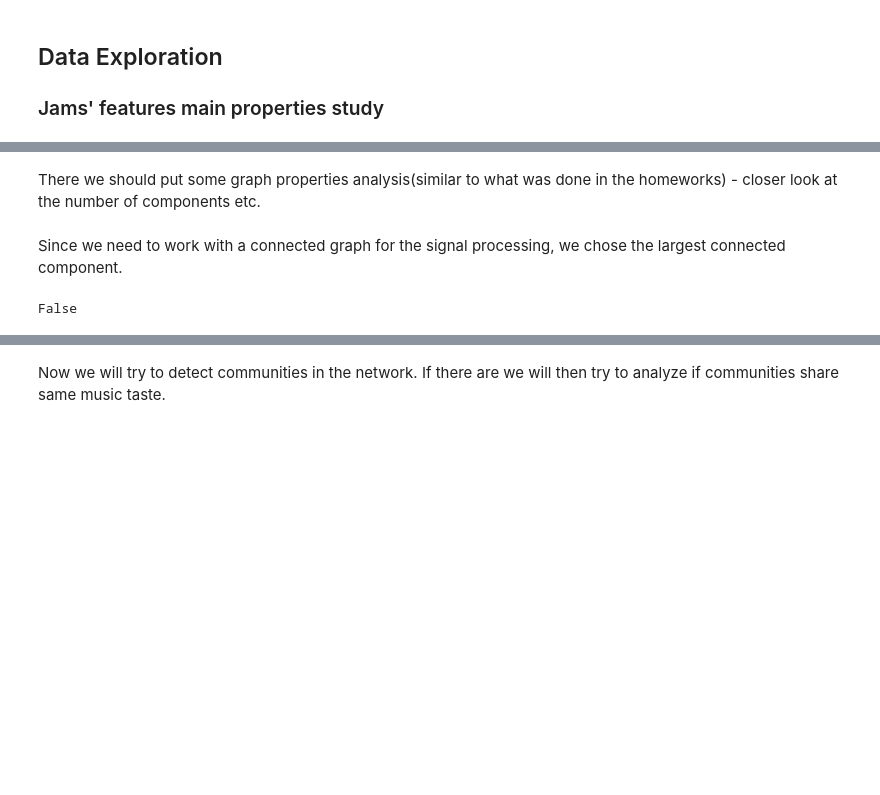
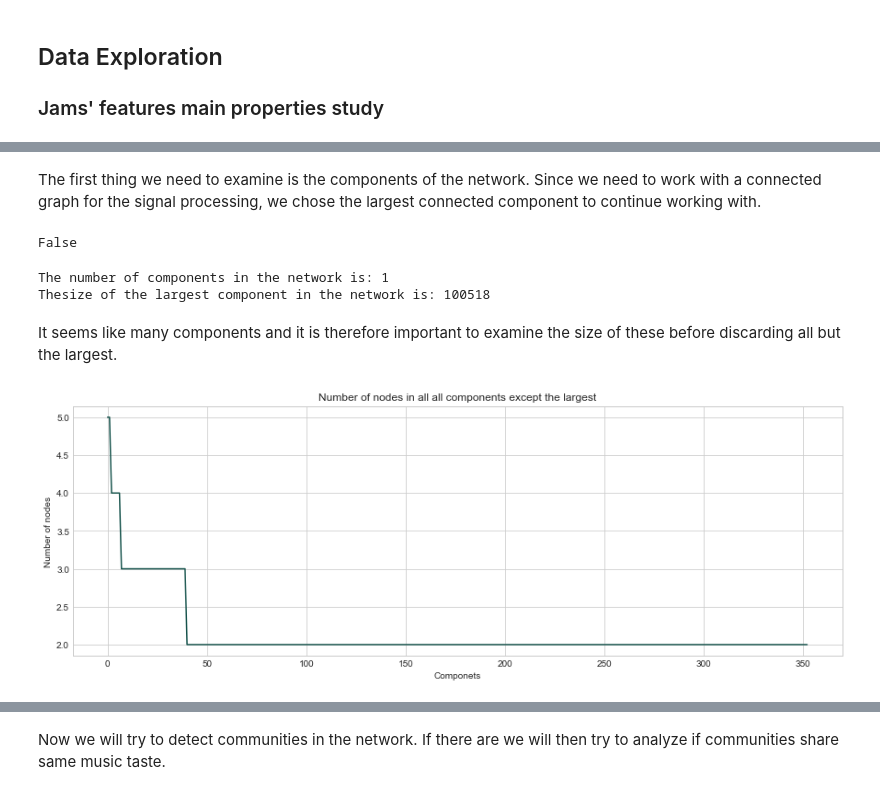
Before and after one commit to AWehenkel/NTDS-Project, a Jupyter notebook: FinalStory.ipynb, the cells around one changed output, grey strips where cells are left out. Drawn from its saved outputs; the diff is of its cells as text; code cells hidden in the pictures; blank space fills up the shorter version.

```diff
--- a/FinalStory.ipynb
+++ b/FinalStory.ipynb
@@ -117,15 +134,31 @@ G.add_nodes_from(nodes)
 for i in tqdm(range(len(net))):
     if net['followed_user_id'].iloc[i] != net['follower_user_id'].iloc[i]:
         G.add_edge(net['followed_user_id'].iloc[i],net['follower_user_id'].iloc[i],weight=1)
-# %% [markdown]
-There we should put some graph properties analysis(similar to what was done in the homeworks) - closer look at the number of components etc.
 # %% [markdown]
-Since we need to work with a connected graph for the signal processing, we chose the largest connected component.
+The first thing we need to examine is the components of the network. Since we need to work with a connected graph for the signal processing, we chose the largest connected component to continue working with.
 # %%
 nx.is_connected(G)
 # %% [output]
 False
 # %%
-#Here we will keep the greatest component Gcc[0] for the further analysis
+#we will keep the greatest component Gcc[0] for the further analysis
 Gcc=sorted(nx.connected_component_subgraphs(G), key = len, reverse=True)
-G = Gcc[0]
+print('The number of components in the network is: {}'.format(len(Gcc)))
+print('Thesize of the largest component in the network is: {}'.format(len(Gcc[0].nodes)))
+# %% [output]
+The number of components in the network is: 1
+Thesize of the largest component in the network is: 100518
+# %% [markdown]
+It seems like many components and it is therefore important to examine the size of these before discarding all but the largest.
+# %%
+#number of nodes in all components except the largest
+l=[]
+for i in range(1,len(Gcc)):
+    l.append(len(Gcc[i].nodes))
+plt.figure(figsize=(15,5))
+plt.plot(l);
+plt.title('Number of nodes in all all components except the largest');
+plt.xlabel('Componets');
+plt.ylabel('Number of nodes');
+# %% [output]
+[figure, added]
```
Also changed, not shown: parts of 43 cells of this notebook, 2 other files.
